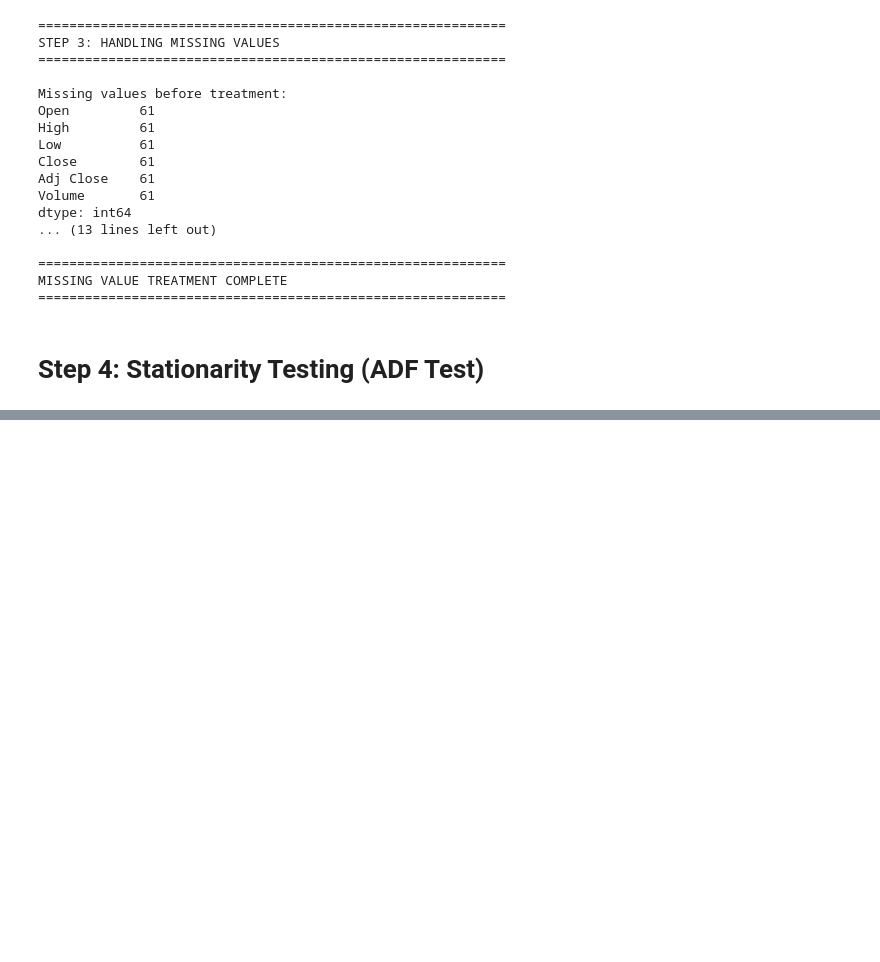
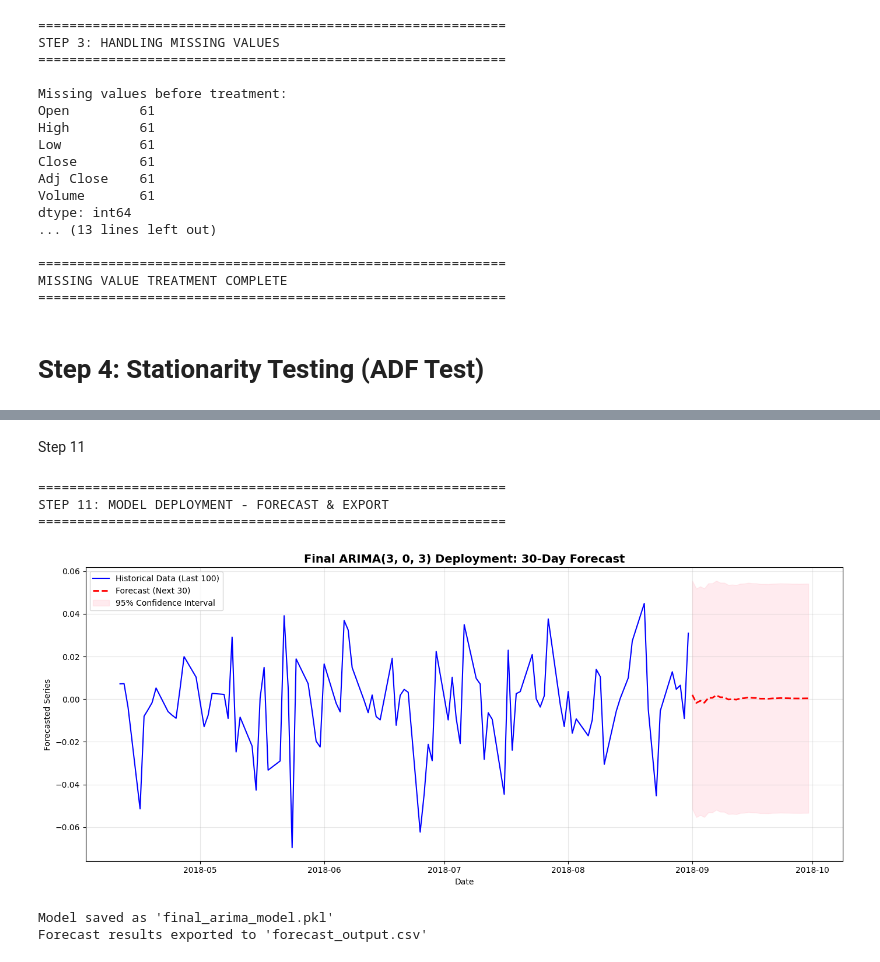
Before and after one commit to dipto8103/TATA-Stock-Analysis, a Jupyter notebook: main.ipynb, the cells around one changed output, grey strips where cells are left out. Drawn from its saved outputs; the diff is of its cells as text; code cells hidden in the pictures; blank space fills up the shorter version.

```diff
--- a/main.ipynb
+++ b/main.ipynb
@@ -258,0 +1173,71 @@ Recommendation: Apply differencing
+# %% [markdown]
+Step 11
+# %%
+# ============================================================
+# STEP 11: DEPLOY THE FINAL MODEL (FIXED)
+# ============================================================
+
+import pickle
+
+print("=" * 60)
+print("STEP 11: MODEL DEPLOYMENT - FORECAST & EXPORT")
+print("=" * 60, "\n")
+
+# expand best_order to 3 elements: (p, d, q)
+p, q = best_order
+final_order = (int(p), 0, int(q))  # d = 0 because data already differenced
+
+# Refit on entire stationary series
+deployed_model = ARIMA(series, order=final_order).fit()
+
+# Forecast next 30 days
+forecast_horizon = 30
+forecast_obj = deployed_model.get_forecast(steps=forecast_horizon)
+forecast_mean = forecast_obj.predicted_mean
+forecast_ci = forecast_obj.conf_int()
+
+# Create forecast index
+last_date = series.index[-1]
+future_dates = pd.date_range(
+    start=last_date + pd.Timedelta(days=1),
+    periods=forecast_horizon,
+    freq="D"
+)
+
+# Plot forecast
+plt.figure(figsize=(14, 6))
+plt.plot(series.index[-100:], series[-100:], color='blue', label='Historical Data (Last 100)')
+plt.plot(future_dates, forecast_mean, color='red', linestyle='--', linewidth=2, label='Forecast (Next 30)')
+plt.fill_between(future_dates,
+                 forecast_ci.iloc[:, 0],
+                 forecast_ci.iloc[:, 1],
+                 color='pink', alpha=0.3, label='95% Confidence Interval')
+plt.title(f'Final ARIMA{final_order} Deployment: 30‑Day Forecast', fontsize=14, fontweight='bold')
+plt.xlabel('Date')
+plt.ylabel('Forecasted Series')
+plt.legend()
+plt.grid(True, alpha=0.3)
+plt.tight_layout()
+plt.show()
+
+# Save deployed model
+with open('final_arima_model.pkl', 'wb') as f:
+    pickle.dump(deployed_model, f)
+print("Model saved as 'final_arima_model.pkl'")
+
+# Export forecast results
+forecast_df = pd.DataFrame({
+    "Date": future_dates,
+    "Forecast": forecast_mean.values,
+    "Lower_95": forecast_ci.iloc[:, 0].values,
+    "Upper_95": forecast_ci.iloc[:, 1].values
+})
+forecast_df.to_csv("forecast_output.csv", index=False)
+print("Forecast results exported to 'forecast_output.csv'")
+# %% [output]
+============================================================
+STEP 11: MODEL DEPLOYMENT - FORECAST & EXPORT
+============================================================
+[figure, added]
+Model saved as 'final_arima_model.pkl'
+Forecast results exported to 'forecast_output.csv'
```
Also changed, not shown: parts of 14 cells of this notebook, 3 other files.
